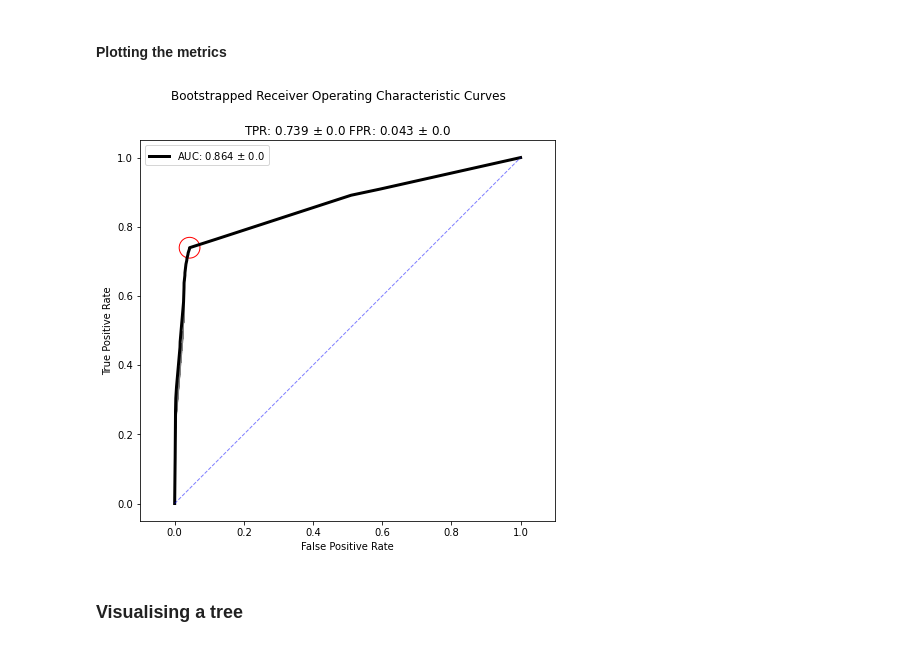
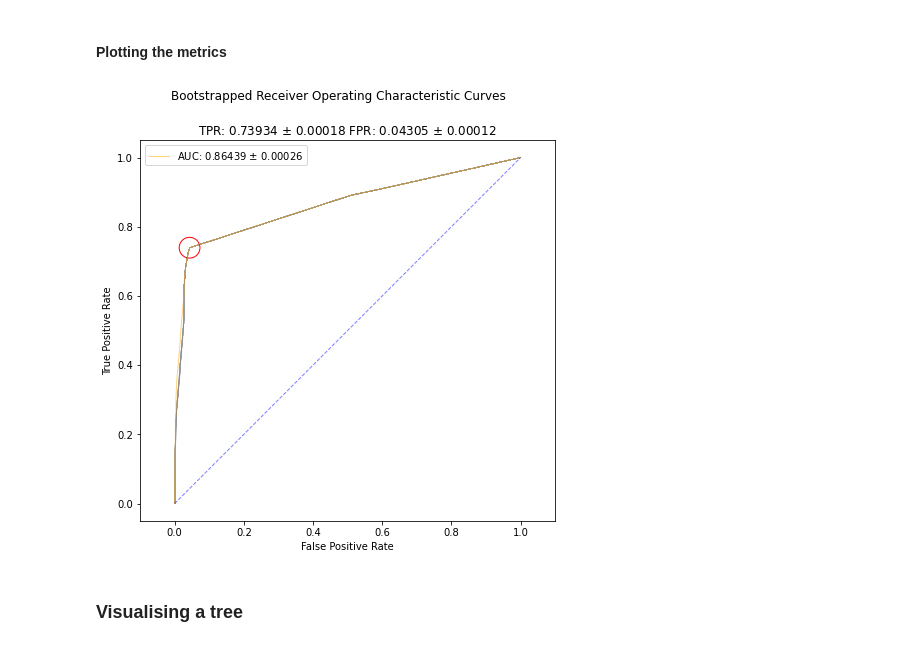
Before and after one commit to ct746/covidpred, a Jupyter notebook: notebooks/chris_hackathon.ipynb, the cells around one changed output. Saved outputs shown, nothing was run; the diff lists cells and outputs as text; code cells hidden in the pictures.

Commit message:
A few small changes to the bootstrapping.

```diff
--- a/notebooks/chris_hackathon.ipynb
+++ b/notebooks/chris_hackathon.ipynb
@@ -577,8 +578,8 @@ def calculate_metrics_bootstrap_sample(random_state: int) -> Metrics:
     bootstrap_scores = booster.predict_proba(eval_set[0][0])[:, 1]
     return Metrics(eval_set[0][1], bootstrap_scores)
 # %%
-# Specify the number of bootstrap samples, currently set at 200. This is typically set to 1,000 or even 10,000, depending on how many combinations there are.
-random_states = np.arange(200)
+# Specify the number of bootstrap samples, currently set at 100. This is typically set to 1,000 or even 10,000, depending on how many combinations there are.
+random_states = np.arange(100)
 # %%
 # Parallelise the calculation of metrics for bootstrap samples.
 with track_batch_completion(progress_bar=tqdm(desc='Bootstrap', total=len(random_states))):
@@ -596,41 +597,41 @@ fig, ax = plt.subplots(figsize=(10, 7))
 ax.set_aspect('equal', adjustable='box')
 
 # Iterate through the bootstrap sample ROC curves and plot them all.
 for bootstrap_metric in bootstrap_metrics:
     ax.plot(bootstrap_metric.fpr, bootstrap_metric.tpr, color='grey', alpha=0.01, lw=1)
 
 # Compute the mean and std of the distribution of bootstrap AUC values.
-roc_auc_mean = np.round(np.mean([bootstrap_metric.roc_auc for bootstrap_metric in bootstrap_metrics]), 3)
-roc_auc_std = np.round(np.std([bootstrap_metric.roc_auc for bootstrap_metric in bootstrap_metrics]), 3)
+roc_auc_mean = np.round(np.mean([bootstrap_metric.roc_auc for bootstrap_metric in bootstrap_metrics]), 5)
+roc_auc_std = 2 * np.round(np.std([bootstrap_metric.roc_auc for bootstrap_metric in bootstrap_metrics]), 5)
 
 # Plot the original ROC curve.
-ax.plot(metrics.fpr, metrics.tpr, color='black', lw=3, label=f'AUC: {roc_auc_mean} $\pm$ {roc_auc_std}')
+ax.plot(metrics.fpr, metrics.tpr, color='orange', lw=1, label=f'AUC: {roc_auc_mean} $\pm$ {roc_auc_std}', alpha=0.5)
 
 # Plot the randomness line.
 ax.plot([0, 1], [0, 1], color='blue', lw=1, linestyle="--", alpha=0.5)
 
 # Set the limits of the plot and the axis labels.
 ax.set_xlim(-0.1, 1.1)
 ax.set_xlabel('False Positive Rate')
 ax.set_ylabel('True Positive Rate')
 
 # Compute the mean and std of the distribution of bootstrap optimal TPR and FPR values.
-tpr_mean = np.round(np.mean([bootstrap_metric.metrics['TPR'] for bootstrap_metric in bootstrap_metrics]), 3)
-tpr_std = np.round(np.std([bootstrap_metric.metrics['TPR'] for bootstrap_metric in bootstrap_metrics]), 3)
-fpr_mean = np.round(np.mean([bootstrap_metric.metrics['FPR'] for bootstrap_metric in bootstrap_metrics]), 3)
-fpr_std = np.round(np.std([bootstrap_metric.metrics['FPR'] for bootstrap_metric in bootstrap_metrics]), 3)
+tpr_mean = np.round(np.mean([bootstrap_metric.metrics['TPR'] for bootstrap_metric in bootstrap_metrics]), 5)
+tpr_std = 2 * np.round(np.std([bootstrap_metric.metrics['TPR'] for bootstrap_metric in bootstrap_metrics]), 5)
+fpr_mean = np.round(np.mean([bootstrap_metric.metrics['FPR'] for bootstrap_metric in bootstrap_metrics]), 5)
+fpr_std = 2 * np.round(np.std([bootstrap_metric.metrics['FPR'] for bootstrap_metric in bootstrap_metrics]), 5)
 
 # Circle the optimal threshold.
 ax.add_patch(plt.Circle((metrics.metrics['FPR'], metrics.metrics['TPR']), radius=0.03, color='r', fill=False))
 
 # Add a suptitle and subtitle, and a legend.
 fig.suptitle('Bootstrapped Receiver Operating Characteristic Curves')
 ax.set_title(f'''TPR: {tpr_mean} $\pm$ {tpr_std} FPR: {fpr_mean} $\pm$ {fpr_std}''')
 ax.legend()
 
 plt.show()
 # %% [output]
-[figure, old version]
+[figure, new version]
 # %% [markdown]
 ### Visualising a tree
 # %%
```
Also changed, not shown: parts of 11 cells of this notebook.
